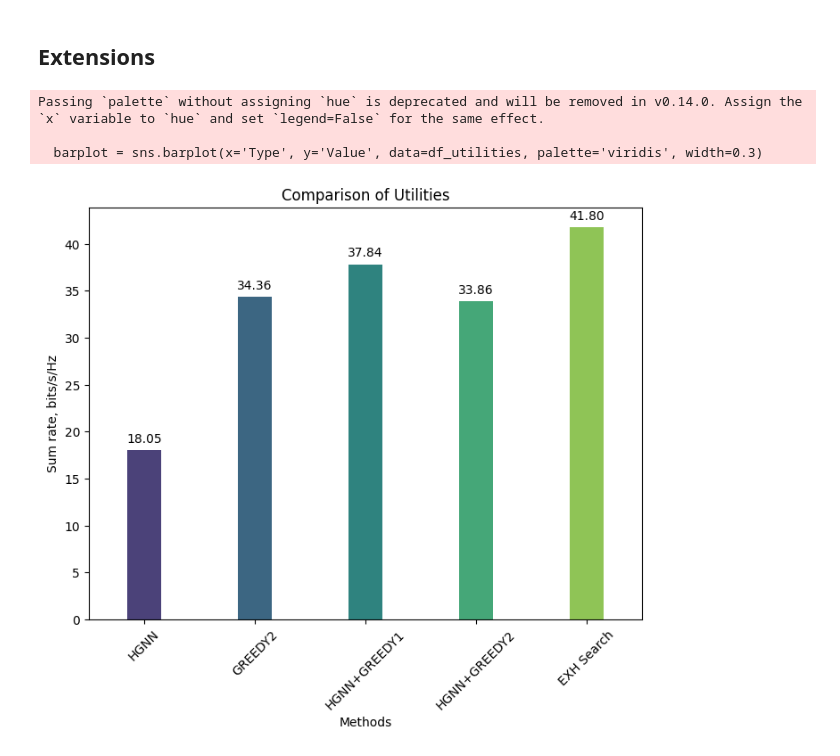
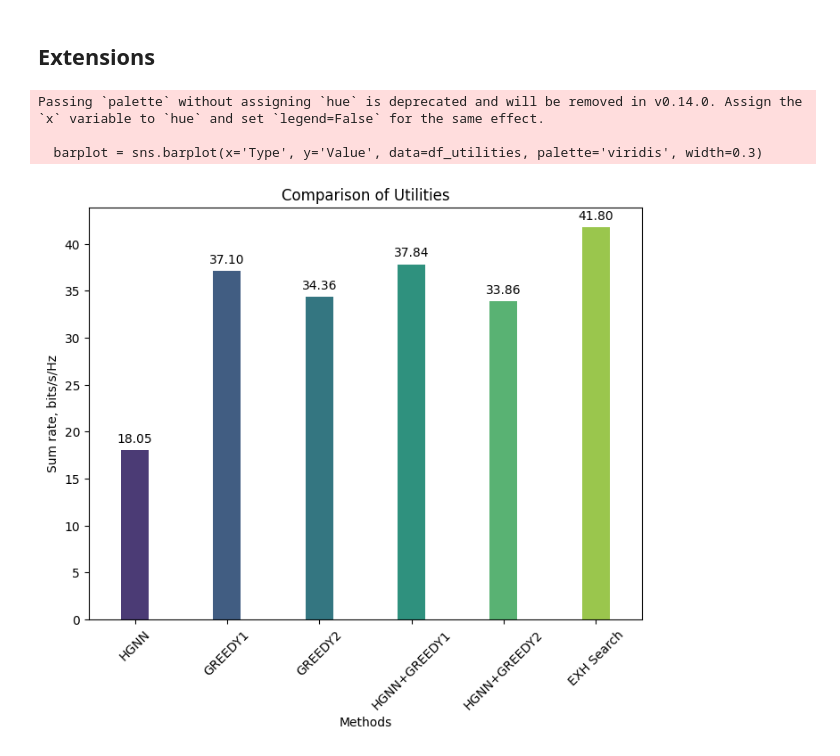
Before and after one commit to RostyslavUA/hyp-sched, a Jupyter notebook: playground.ipynb, the cells around one changed output. Drawn from its saved outputs; the diff is of its cells as text; code cells hidden in the pictures.

Commit message:
greedy 1 and 2

```diff
--- a/playground.ipynb
+++ b/playground.ipynb
@@ -508,3 +508,15 @@ utility_test_w_mean = np.sum(utility_test_w_utility)/test_samples
 print(f"Utility with utility function: {utility_test_w_mean}")
 # %% [output]
 Utility with utility function: 33.86018706053371
+# %%
+utility_test_greedy1 = []
+for (X, Dv_inv, De_inv, H, W) in test_loader:
+    X, H, W = X.to(device), H.to(device), W.to(device)
+    Dv_inv, De_inv = Dv_inv.to(device), De_inv.to(device)
+    z = torch.ones([X.shape[0], V_H])
+    # w utility
+    zw = gready_scheduler(z.to('cpu'), X.to('cpu').transpose(2, 1), H.to('cpu').transpose(2, 1), N, False)
+    utility_w = utility_fn(zw, X.to('cpu'), N)
+    utility_test_greedy1.append(utility_w.item())
+utility_test_greedy1_mean = np.sum(utility_test_greedy1)/test_samples
+print(f"Utility greedy 1 only: {utility_test_greedy1_mean}")
@@ -511,5 +525,5 @@ Utility with utility function: 33.86018706053371
 # %%
-utility_test_greedy = []
+utility_test_greedy2 = []
 for (X, Dv_inv, De_inv, H, W) in test_loader:
     X, H, W = X.to(device), H.to(device), W.to(device)
     Dv_inv, De_inv = Dv_inv.to(device), De_inv.to(device)
@@ -517,7 +531,7 @@ for (X, Dv_inv, De_inv, H, W) in test_loader:
     # w utility
     zw = gready_scheduler(z.to('cpu'), X.to('cpu').transpose(2, 1), H.to('cpu').transpose(2, 1), N, True)
     utility_w = utility_fn(zw, X.to('cpu'), N)
-    utility_test_greedy.append(utility_w.item())
-utility_test_greedy_mean = np.sum(utility_test_greedy)/test_samples
-print(f"Utility greedy only: {utility_test_greedy_mean}")
+    utility_test_greedy2.append(utility_w.item())
+utility_test_greedy2_mean = np.sum(utility_test_greedy2)/test_samples
+print(f"Utility greedy 2 only: {utility_test_greedy2_mean}")
 # %% [output]
@@ -621,35 +635,36 @@ import pandas as pd
 # Data for plotting
 utilities = {
     "HGNN": utility_base,
-    'GREEDY2': utility_test_greedy_mean,
+    'GREEDY1': utility_test_greedy1_mean,
+    'GREEDY2': utility_test_greedy2_mean,
     "HGNN+GREEDY1": utility_test_wo_mean,
     "HGNN+GREEDY2": utility_test_w_mean,
     "EXH Search": exhaustive_utility_mean
 }
 
 # Create a DataFrame for seaborn
 df_utilities = pd.DataFrame(list(utilities.items()), columns=['Type', 'Value'])
 
 # Plotting with smaller size and numbers on top
 plt.figure(figsize=(8, 6))
 barplot = sns.barplot(x='Type', y='Value', data=df_utilities, palette='viridis', width=0.3)
 plt.title('Comparison of Utilities')
 plt.xlabel('Methods')
 plt.ylabel('Sum rate, bits/s/Hz')
 plt.xticks(rotation=45)
 plt.grid(False)
 
 # Adding the values on top of the bars
 for p in barplot.patches:
     barplot.annotate(format(p.get_height(), '.2f'),
                      (p.get_x() + p.get_width() / 2., p.get_height()),
                      ha = 'center', va = 'center',
                      xytext = (0, 9),
                      textcoords = 'offset points')
-# plt.savefig('tput_bar.jpg')
+plt.savefig('tput_bar.jpg', bbox_inches='tight')
 plt.show()
 # %% [output]
 Passing `palette` without assigning `hue` is deprecated and will be removed in v0.14.0. Assign the `x` variable to `hue` and set `legend=False` for the same effect.
 
   barplot = sns.barplot(x='Type', y='Value', data=df_utilities, palette='viridis', width=0.3)
-[figure, old version]
+[figure, new version]
```
Also changed, not shown: parts of 3 cells of this notebook.
